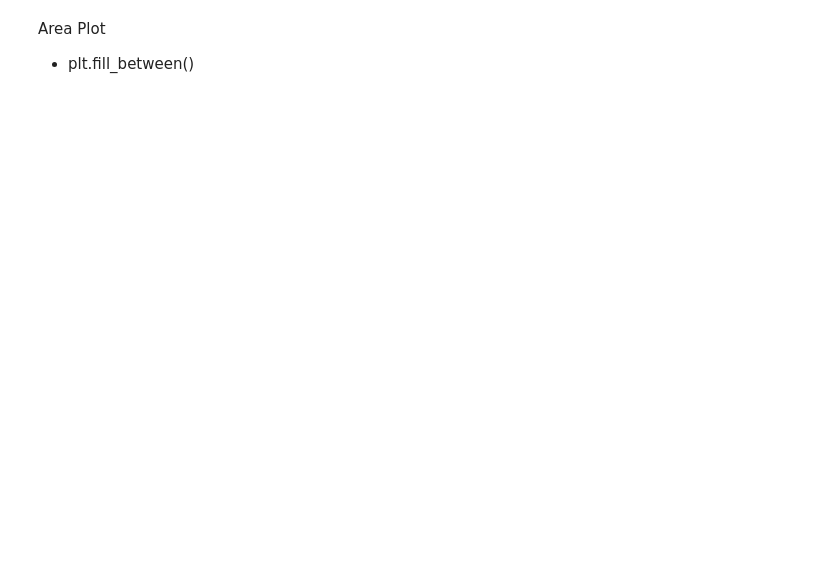
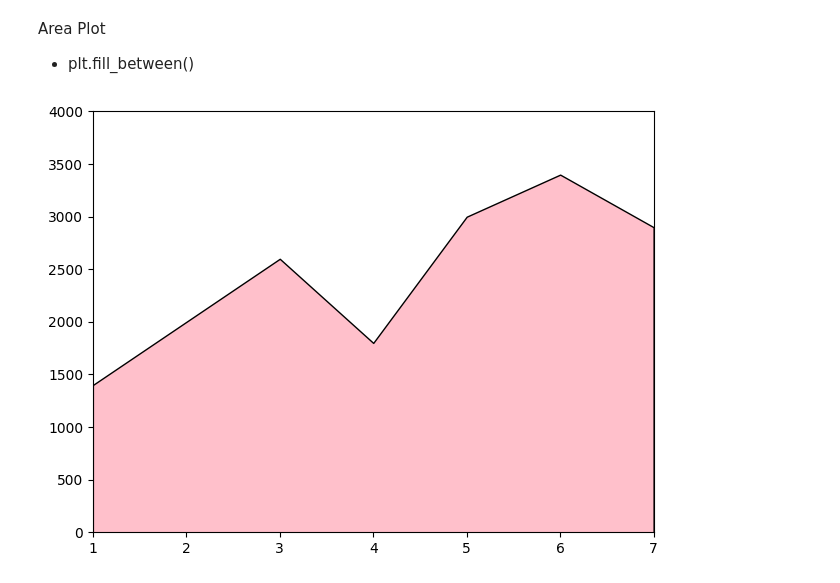
Before and after one commit to Chandni-R53/Data-Science-Fundamentals, a Jupyter notebook: matplotlib/matplotlib_basics.ipynb, the cells around one changed output. Saved outputs shown, nothing was run; the diff lists cells and outputs as text; code cells hidden in the pictures; blank space fills up the shorter version.

```diff
--- a/matplotlib/matplotlib_basics.ipynb
+++ b/matplotlib/matplotlib_basics.ipynb
@@ -92,3 +99,13 @@ Box Plot
 # %% [markdown]
 Area Plot
 - plt.fill_between()
+# %%
+days=[1,2,3,4,5,6,7]
+sales=[1400,2000,2600,1800,3000,3400,2900]
+plt.xlim(1,7)
+plt.ylim(0,4000)
+plt.fill_between(days,sales,color='pink',edgecolor='black')
+plt.tight_layout()
+plt.show()
+# %% [output]
+[figure, added]
```
Also changed, not shown: parts of 7 cells of this notebook, 1 other file.
